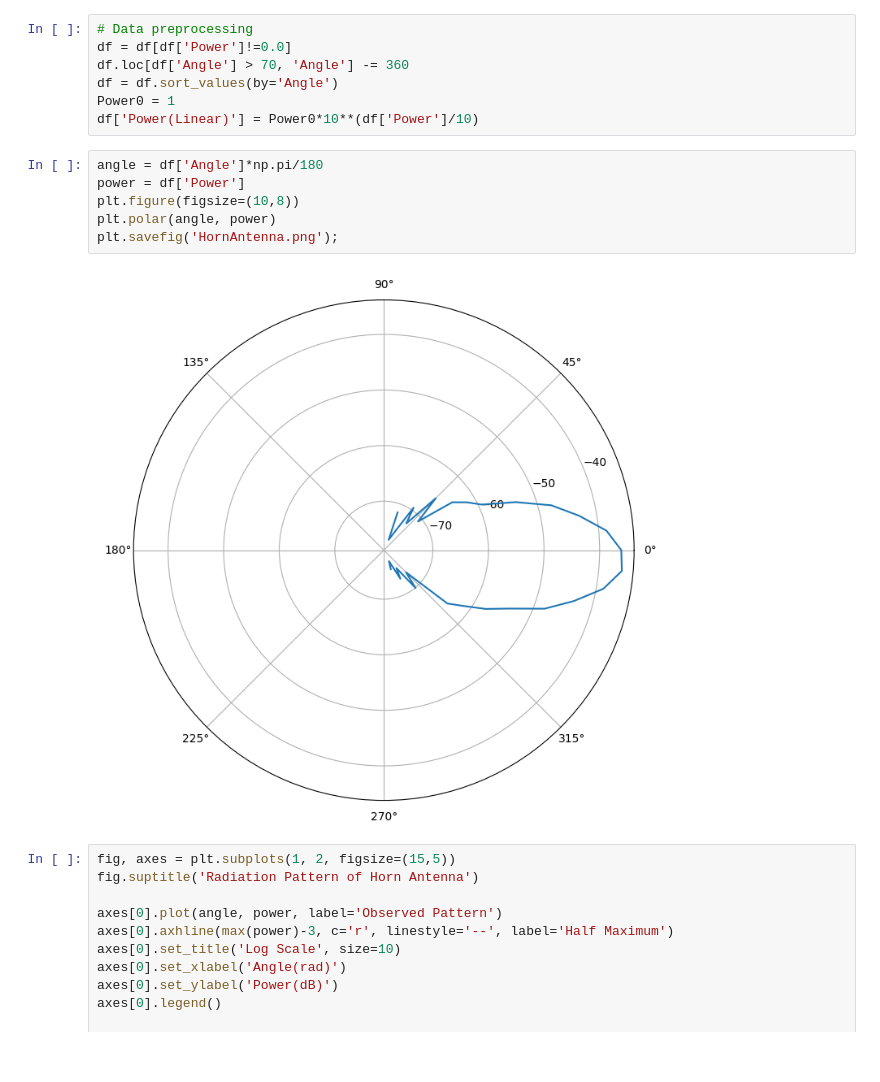
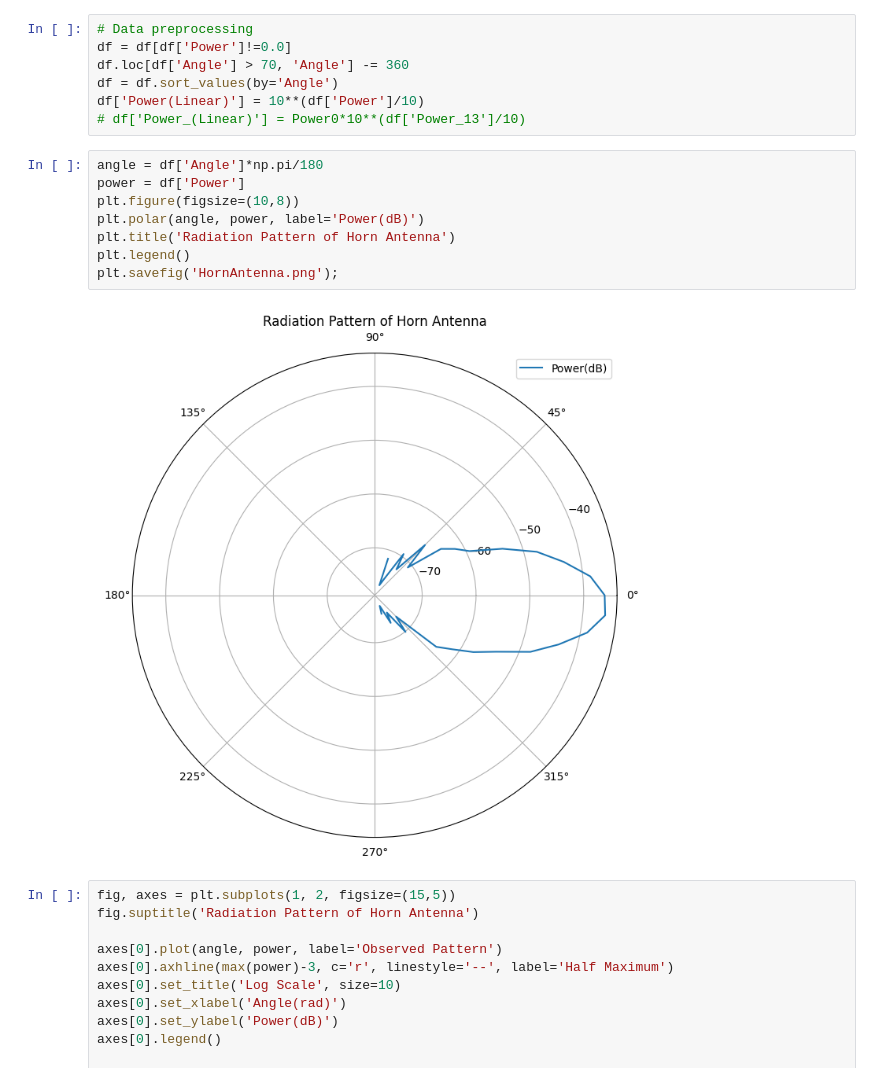
Before and after one commit to prasadposture/Astro-Lab, a Jupyter notebook: AstroLab-II/RadiationPattern.ipynb, the cells around one changed output. Saved outputs shown, nothing was run; the diff lists cells and outputs as text.

```diff
--- a/AstroLab-II/RadiationPattern.ipynb
+++ b/AstroLab-II/RadiationPattern.ipynb
@@ -10,16 +18,18 @@ df = pd.read_csv('RadiationPattern.csv')
 df = df[df['Power']!=0.0]
 df.loc[df['Angle'] > 70, 'Angle'] -= 360
 df = df.sort_values(by='Angle')
-Power0 = 1
-df['Power(Linear)'] = Power0*10**(df['Power']/10)
+df['Power(Linear)'] = 10**(df['Power']/10)
+# df['Power_(Linear)'] = Power0*10**(df['Power_13']/10)
 # %%
 angle = df['Angle']*np.pi/180
 power = df['Power']
 plt.figure(figsize=(10,8))
-plt.polar(angle, power)
+plt.polar(angle, power, label='Power(dB)')
+plt.title('Radiation Pattern of Horn Antenna')
+plt.legend()
 plt.savefig('HornAntenna.png');
 # %% [output]
-[figure, old version]
+[figure, new version]
 # %%
 fig, axes = plt.subplots(1, 2, figsize=(15,5))
 fig.suptitle('Radiation Pattern of Horn Antenna')
```
Also changed, not shown: parts of 18 cells of this notebook.
